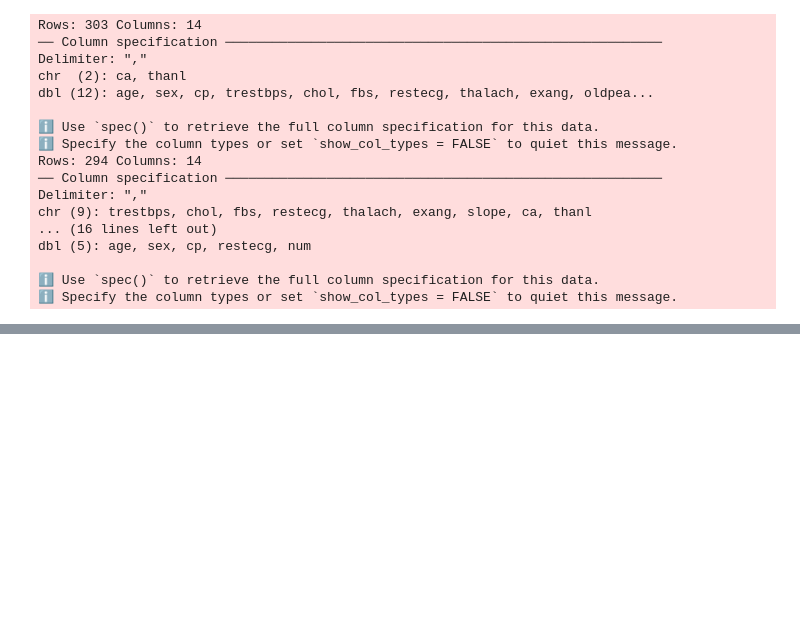
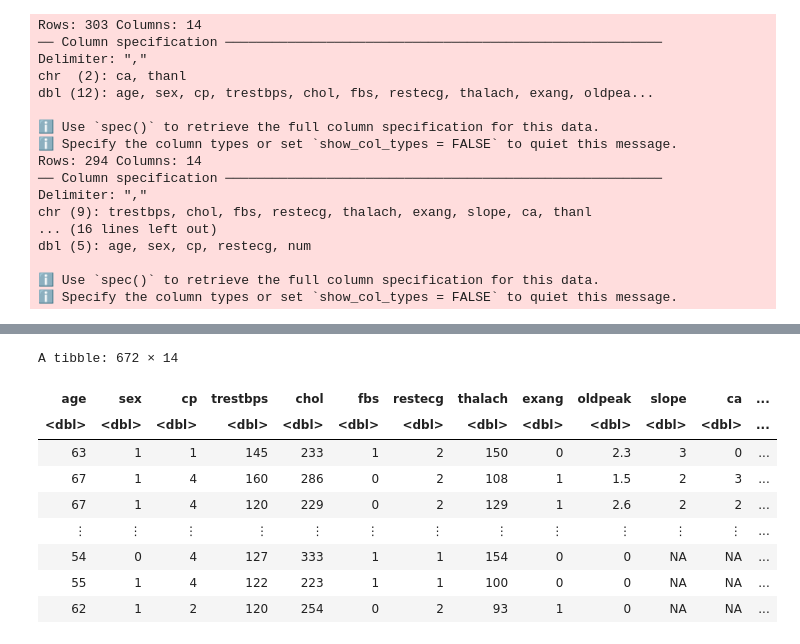
Before and after one commit to Dangel02/heartdisease_dataset, a Jupyter notebook: methods by Sam.ipynb, the cells around one changed output, grey strips where cells are left out. Saved outputs shown, nothing was run; the diff lists cells and outputs as text; code cells hidden in the pictures; blank space fills up the shorter version.

```diff
--- a/methods by Sam.ipynb
+++ b/methods by Sam.ipynb
@@ -147,0 +105,17 @@ plot_oldpeak <- ggplot(oldpeak_data, aes(x = oldpeak, y = count)) +
+# %%
+# Remove observations with missing values for predictor variables(age, chol, trestbps, thalach, oldpeak) only
+heart_data <- heart_data |>
+                filter(!is.na(age), !is.na(chol), !is.na(trestbps), !is.na(thalach), !is.na(oldpeak))
+
+heart_data
+# %% [output]
+A tibble: 672 × 14
+| age | sex | cp | trestbps | chol | fbs | restecg | thalach | exang | oldpeak | slope | ca | ... |
+| <dbl> | <dbl> | <dbl> | <dbl> | <dbl> | <dbl> | <dbl> | <dbl> | <dbl> | <dbl> | <dbl> | <dbl> | ... |
+| 63 | 1 | 1 | 145 | 233 | 1 | 2 | 150 | 0 | 2.3 | 3 | 0 | ... |
+| 67 | 1 | 4 | 160 | 286 | 0 | 2 | 108 | 1 | 1.5 | 2 | 3 | ... |
+| 67 | 1 | 4 | 120 | 229 | 0 | 2 | 129 | 1 | 2.6 | 2 | 2 | ... |
+| ⋮ | ⋮ | ⋮ | ⋮ | ⋮ | ⋮ | ⋮ | ⋮ | ⋮ | ⋮ | ⋮ | ⋮ | ... |
+| 54 | 0 | 4 | 127 | 333 | 1 | 1 | 154 | 0 | 0 | NA | NA | ... |
+| 55 | 1 | 4 | 122 | 223 | 1 | 1 | 100 | 0 | 0 | NA | NA | ... |
+| 62 | 1 | 2 | 120 | 254 | 0 | 2 | 93 | 1 | 0 | NA | NA | ... |
```
Also changed, not shown: parts of 25 cells of this notebook.
